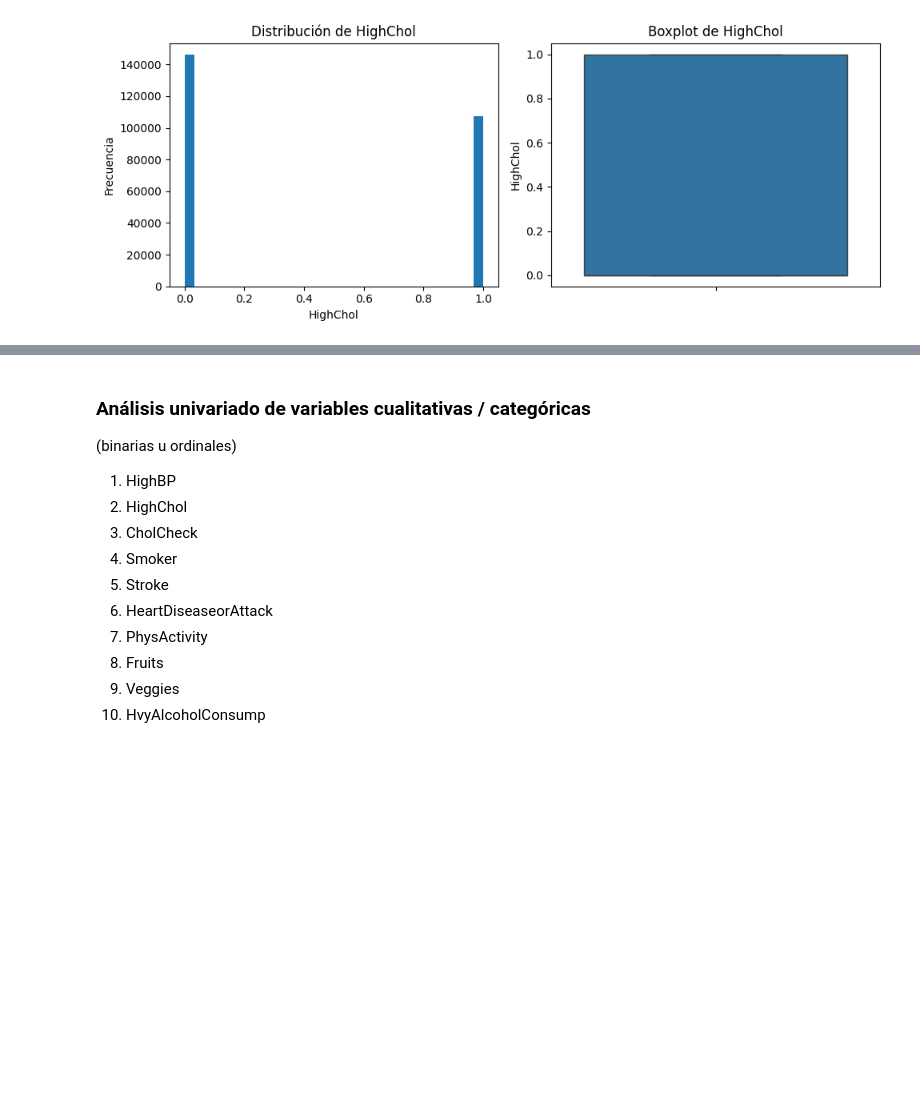
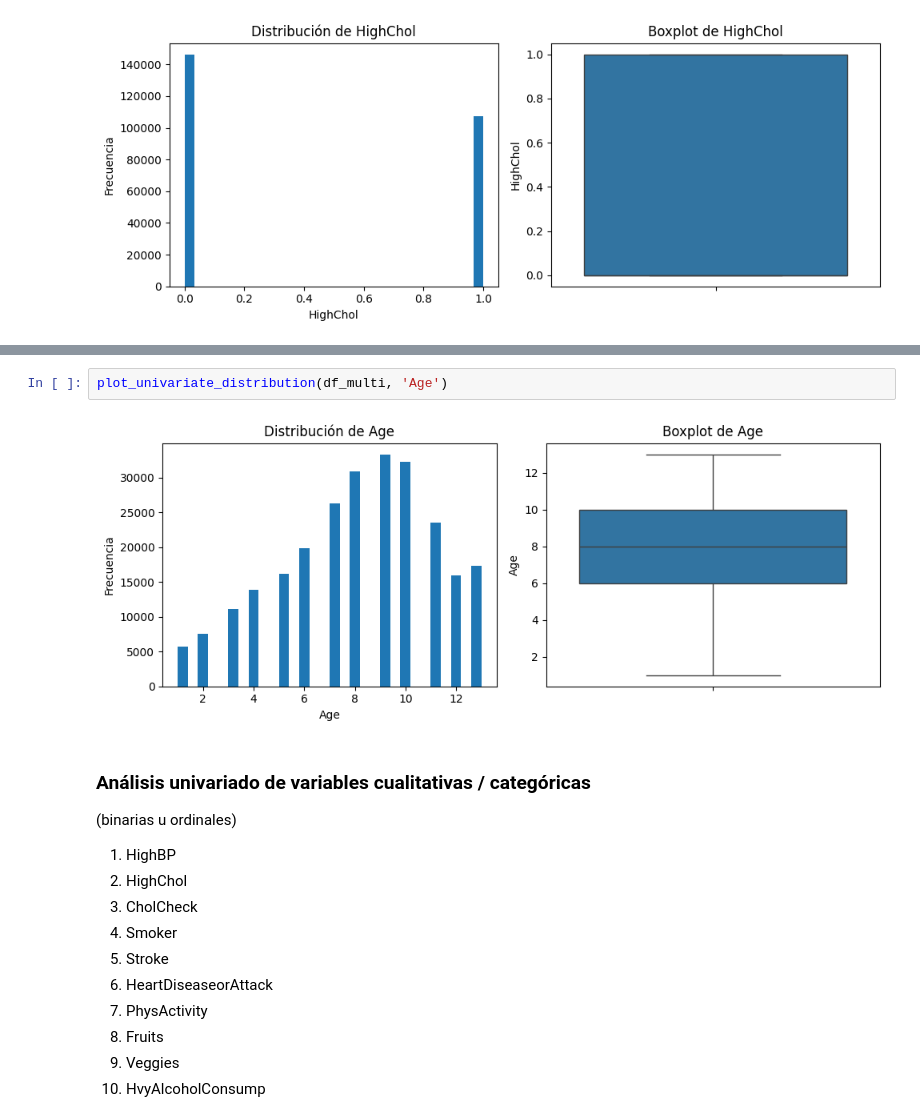
Before and after one commit to sebas-serrano/Diabetes_Health_Indicators, a Jupyter notebook: notebooks/Diabetes_Health_Indicators.ipynb, the cells around one changed output, grey strips where cells are left out. Saved outputs shown, nothing was run; the diff lists cells and outputs as text; blank space fills up the shorter version.

```diff
--- a/notebooks/Diabetes_Health_Indicators.ipynb
+++ b/notebooks/Diabetes_Health_Indicators.ipynb
@@ -418,3 +423,7 @@ La variable Age representa la edad del individuo categorizada en rangos etarios.
+# %%
+plot_univariate_distribution(df_multi, 'Age')
+# %% [output]
+[figure, added]
 # %% [markdown]
 ### **Análisis univariado de variables cualitativas / categóricas**
 
```
Also changed, not shown: parts of 4 cells of this notebook.
